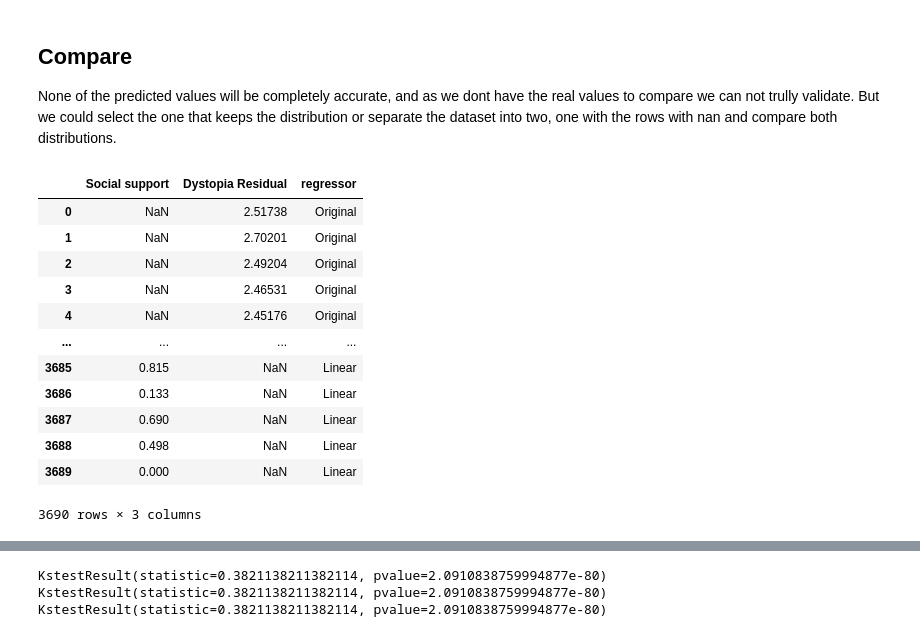
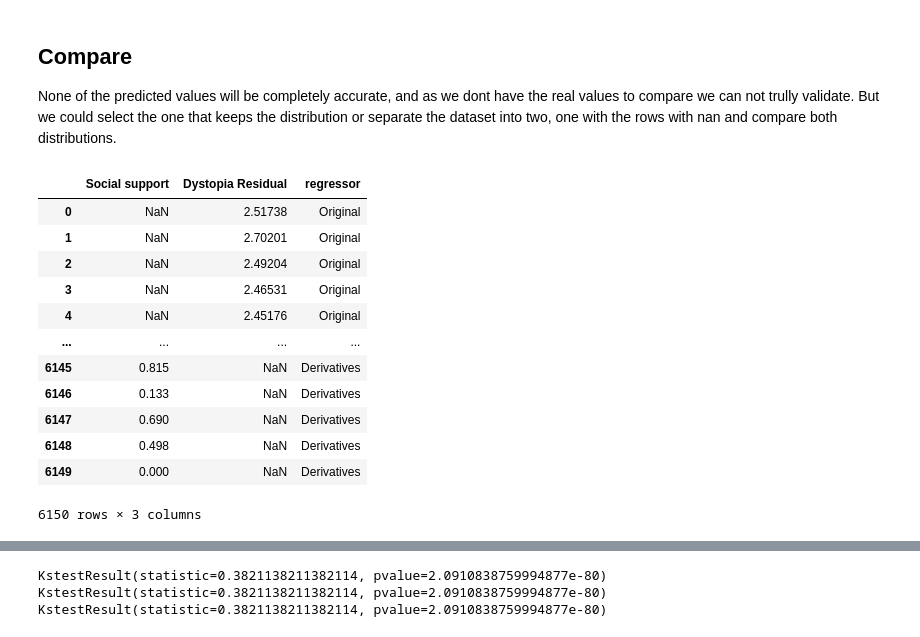
Before and after one commit to gabis96/ML-models-comparison, a Jupyter notebook: notebooks/2.feature_engineering.ipynb, the cells around one changed output, grey strips where cells are left out. Saved outputs shown, nothing was run; the diff lists cells and outputs as text; code cells hidden in the pictures.

```diff
--- a/notebooks/2.feature_engineering.ipynb
+++ b/notebooks/2.feature_engineering.ipynb
@@ -155,6 +158,7 @@ f = Figure(figsize=(12, 5))
 # Apply label encoding for column Country with .cat.codes
 df_le = df.copy()
 df_le['Country'] = df_le['Country'].astype('category').cat.codes
+df_le['Region'] = df_le['Region'].astype('category').cat.codes
 df_le
 # %% [output]
 |  | Year | Country | Happiness Rank | Happiness Score | Freedom | Generosity | Healthy life expectancy | ... |
@@ -361,23 +365,23 @@ df_DRimputer['regressor'] = 'Derivatives'
 df_basic = df[['Social support', 'Dystopia Residual']].copy().assign(regressor='Original')
 # %%
 # SOCIAL SUPPORT
-frames = [df_basic, df_KNNimputer[['regressor', 'Social support']], df_LRimputer[['regressor', 'Social support']]] # remove , df_SRimputer[['regressor', 'Social support'] because it skewed the plot too much
+frames = [df_basic, df_KNNimputer[['regressor', 'Social support']], df_LRimputer[['regressor', 'Social support']], df_SRimputer[['regressor', 'Social support']], df_DRimputer[['regressor', 'Social support']]]
 ss_results =  pd.concat(frames).reset_index(drop=True)
 ss_results
 # %% [output]
 |  | Social support | Dystopia Residual | regressor |
 | 0 | NaN | 2.51738 | Original |
 | 1 | NaN | 2.70201 | Original |
 | 2 | NaN | 2.49204 | Original |
 | 3 | NaN | 2.46531 | Original |
 | 4 | NaN | 2.45176 | Original |
 | ... | ... | ... | ... |
-| 3685 | 0.815 | NaN | Linear |
-| 3686 | 0.133 | NaN | Linear |
-| 3687 | 0.690 | NaN | Linear |
-| 3688 | 0.498 | NaN | Linear |
-| 3689 | 0.000 | NaN | Linear |
+| 6145 | 0.815 | NaN | Derivatives |
+| 6146 | 0.133 | NaN | Derivatives |
+| 6147 | 0.690 | NaN | Derivatives |
+| 6148 | 0.498 | NaN | Derivatives |
+| 6149 | 0.000 | NaN | Derivatives |
-3690 rows × 3 columns
+6150 rows × 3 columns
 # %%
 (
     so.Plot(ss_results, x="Social support")
```
Also changed, not shown: parts of 12 cells of this notebook, 1 other file.
